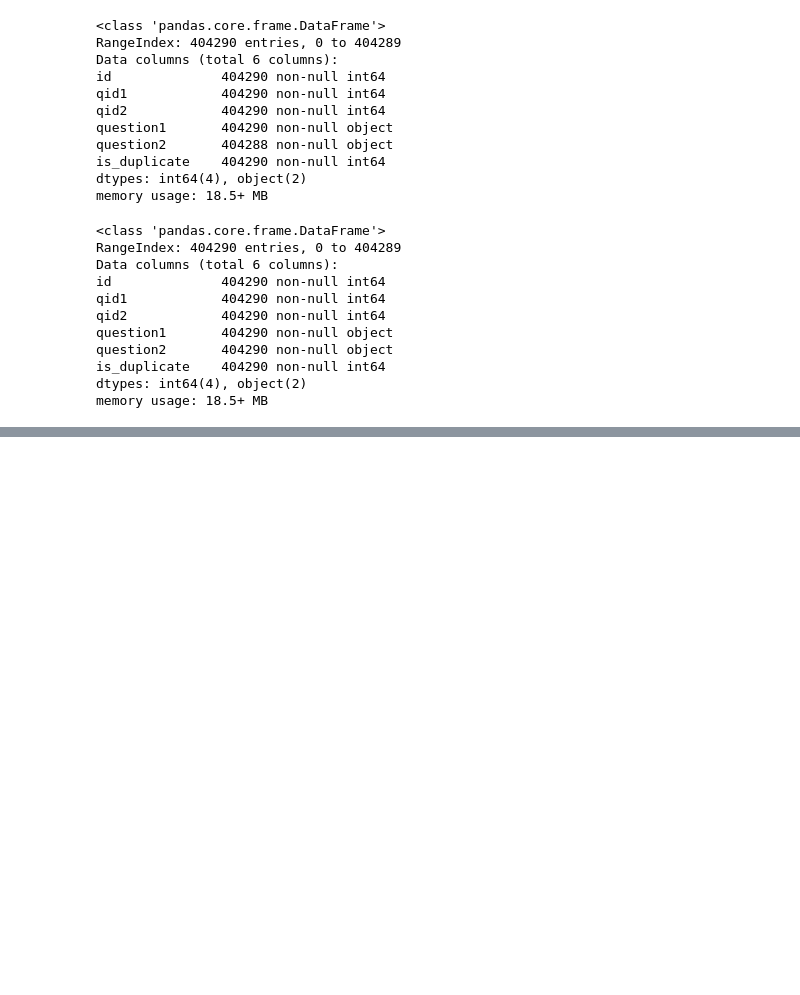
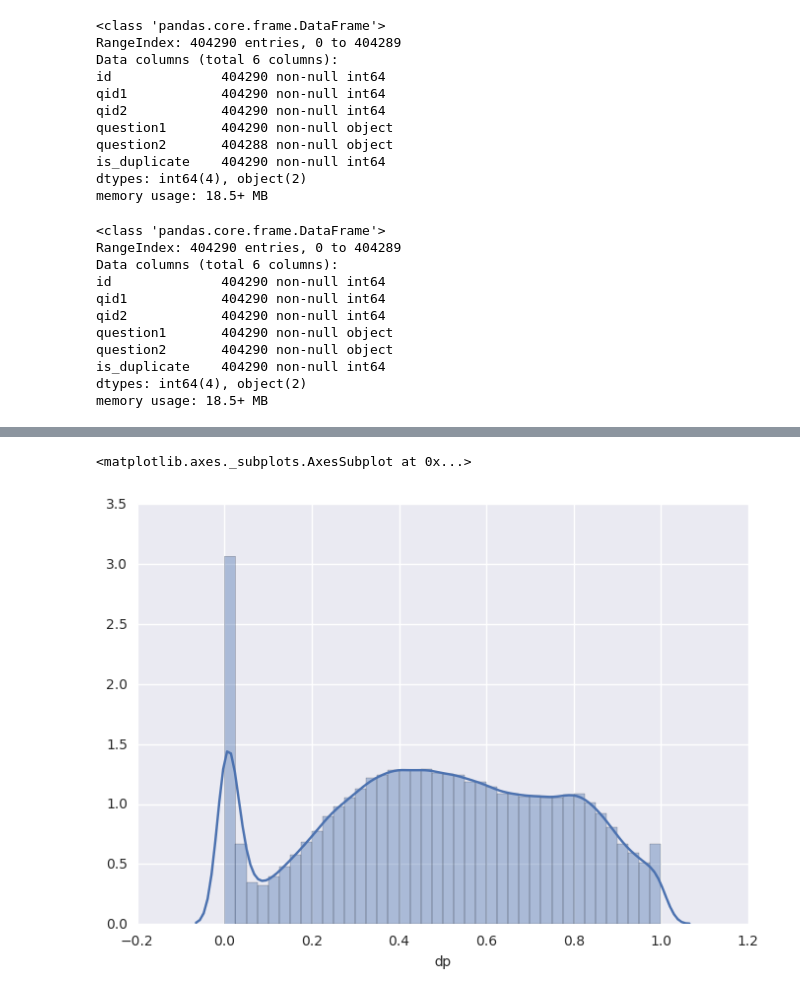
Before and after one commit to nlyf/quora, a Jupyter notebook: notebooks/intro.ipynb, the cells around one changed output, grey strips where cells are left out. Drawn from its saved outputs; the diff is of its cells as text; code cells hidden in the pictures; blank space fills up the shorter version.

```diff
--- a/notebooks/intro.ipynb
+++ b/notebooks/intro.ipynb
@@ -68,0 +316,5 @@ matrix 2 shape: (404290, 86153)
+# %%
+sns.distplot(df_['dp'],bins=40,)
+# %% [output]
+<matplotlib.axes._subplots.AxesSubplot at 0x...>
+[figure, added]
```
Also changed, not shown: parts of 40 cells of this notebook.
